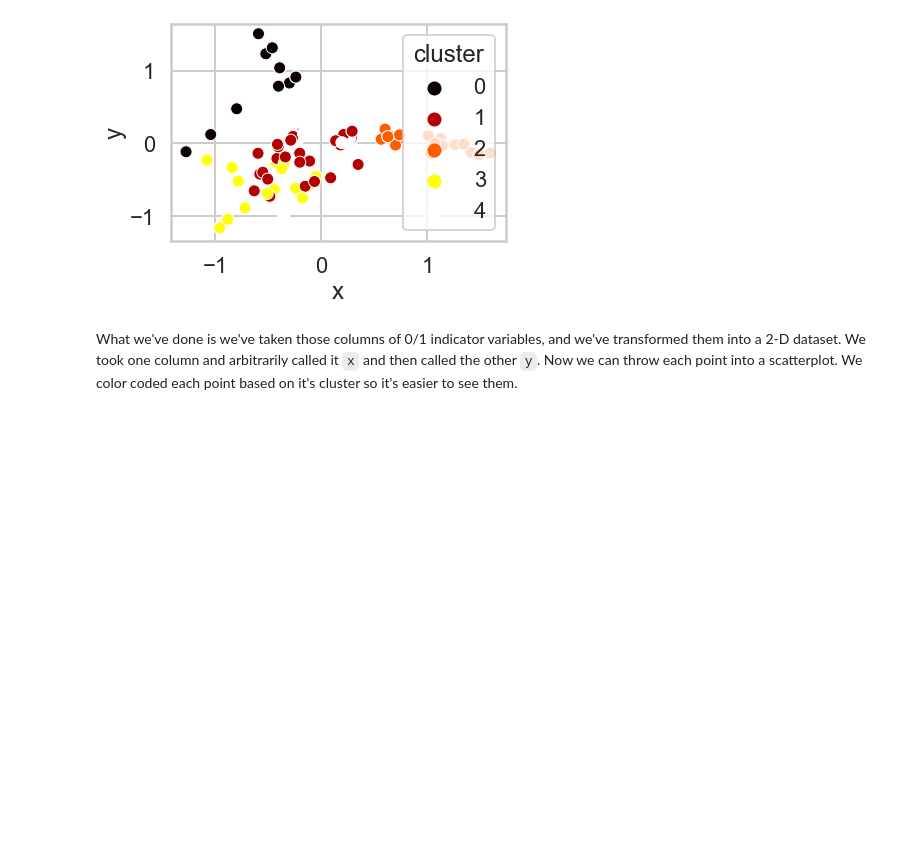
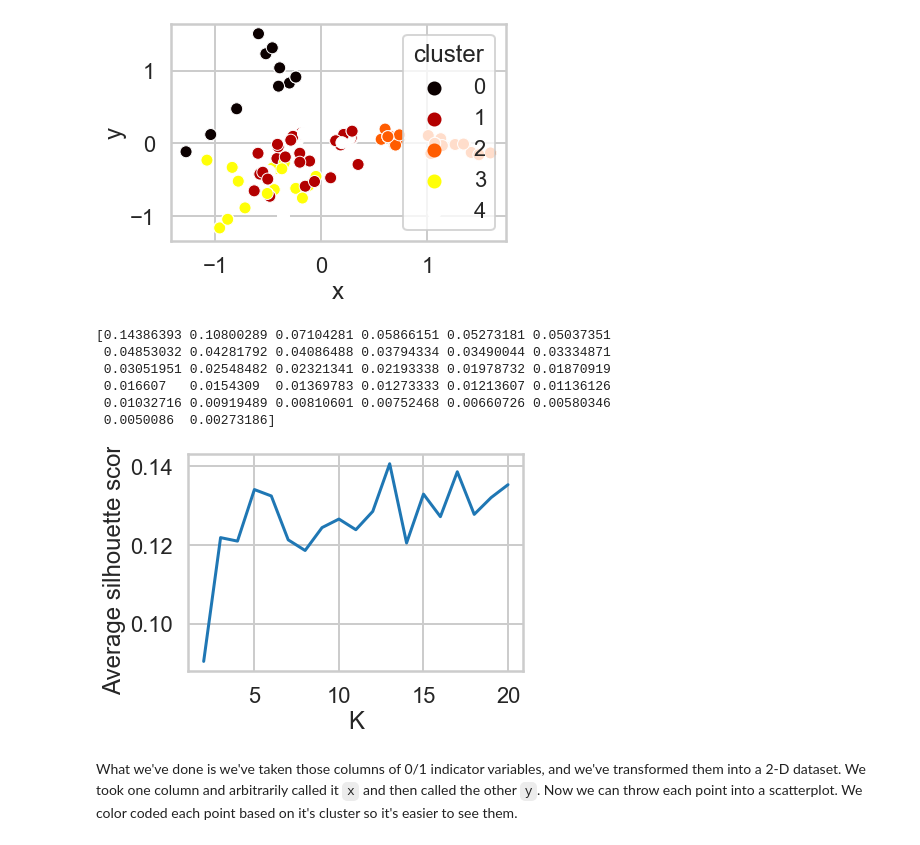
Before and after one commit to KrishnaBSU/mec-mini-projects, a Jupyter notebook: mec-16.2.6-clustering-mini-project/Mini_Project_Clustering.ipynb, the cells around one changed output. Saved outputs shown, nothing was run; the diff lists cells and outputs as text; code cells hidden in the pictures; blank space fills up the shorter version.

```diff
--- a/mec-16.2.6-clustering-mini-project/Mini_Project_Clustering.ipynb
+++ b/mec-16.2.6-clustering-mini-project/Mini_Project_Clustering.ipynb
@@ -409,3 +433,31 @@ sns.scatterplot(x=df['x'],y=df['y'],hue=df['cluster'],palette='hot')
+# %%
+x_cols = X
+pca = PCA(n_components=32)
+pca_componnets = pca.fit_transform(x_cols)
+var_ratio = pca.explained_variance_ratio_
+print(var_ratio)
+# %% [output]
+[0.14386393 0.10800289 0.07104281 0.05866151 0.05273181 0.05037351
+ 0.04853032 0.04281792 0.04086488 0.03794334 0.03490044 0.03334871
+ 0.03051951 0.02548482 0.02321341 0.02193338 0.01978732 0.01870919
+ 0.016607   0.0154309  0.01369783 0.01273333 0.01213607 0.01136126
+ 0.01032716 0.00919489 0.00810601 0.00752468 0.00660726 0.00580346
+ 0.0050086  0.00273186]
+# %%
+silhouette_avg = []
+Ks = np.arange(2,21,1)
+for K in ks:
+    clusterer = KMeans(n_clusters=K, random_state=10)
+    cluster_labels = clusterer.fit_predict(pca_componnets)
+    silhouette_avg.append(silhouette_score(pca_componnets, cluster_labels))
+
+plt.plot(Ks, silhouette_avg)
+plt.xlabel('K')
+plt.ylabel('Average silhouette score')
+plt.show()
+#Below plot shows around 12 clusters show better silhouette score with the given PCA Components.
+# %% [output]
+[figure, added]
 # %% [markdown]
 What we've done is we've taken those columns of 0/1 indicator variables, and we've transformed them into a 2-D dataset. We took one column and arbitrarily called it `x` and then called the other `y`. Now we can throw each point into a scatterplot. We color coded each point based on it's cluster so it's easier to see them.
 # %% [markdown]
```
Also changed, not shown: parts of 18 cells of this notebook.
